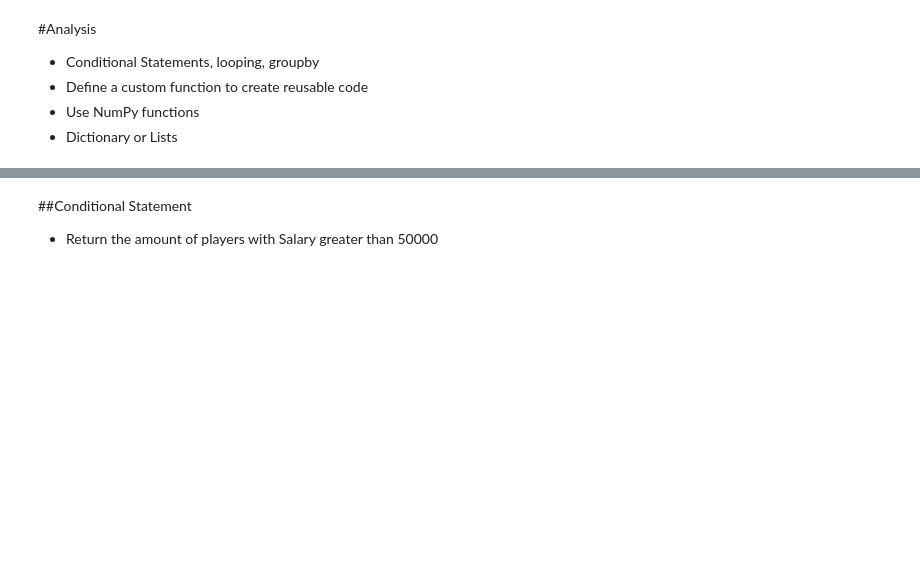
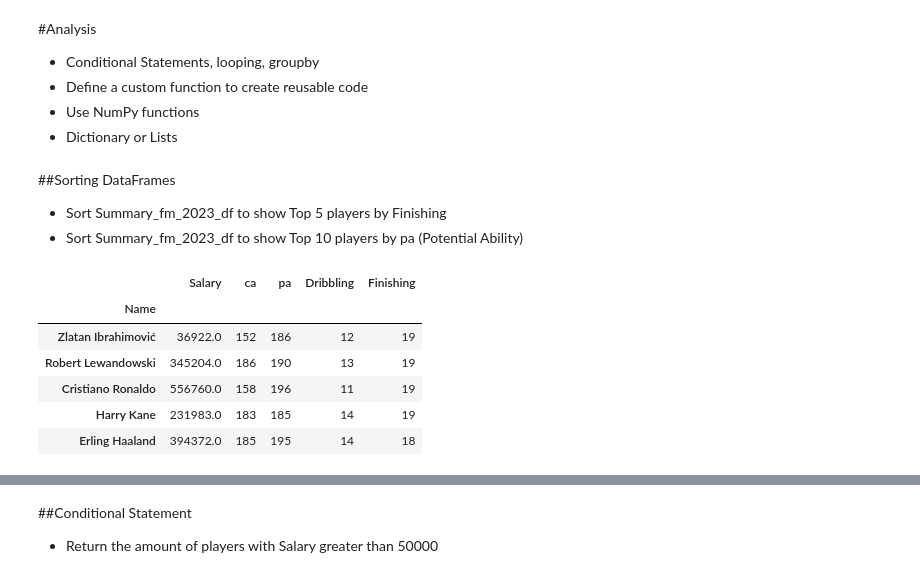
Before and after one commit to RobertCurley/UCDPA_RobertCurley, a Jupyter notebook: UCDPA_RobertCurley.ipynb, the cells around one changed output, grey strips where cells are left out. Drawn from its saved outputs; the diff is of its cells as text; code cells hidden in the pictures; blank space fills up the shorter version.

```diff
--- a/UCDPA_RobertCurley.ipynb
+++ b/UCDPA_RobertCurley.ipynb
@@ -466,3 +407,20 @@ The number of null values within the 'Salary' column after formula is : 0
 * Define a custom function to create reusable code
 * Use NumPy functions
 * Dictionary or Lists
+# %% [markdown]
+##Sorting DataFrames
+
+* Sort Summary_fm_2023_df to show Top 5 players by Finishing
+* Sort Summary_fm_2023_df to show Top 10 players by pa (Potential Ability)
+# %%
+# Sort Summary_fm_2023_df by Finishing
+
+Summary_fm_2023_df.sort_values(by='Finishing', ascending=False).iloc[:5,6:11]
+# %% [output]
+|  | Salary | ca | pa | Dribbling | Finishing |
+| Name |  |  |  |  |  |
+| Zlatan Ibrahimović | 36922.0 | 152 | 186 | 12 | 19 |
+| Robert Lewandowski | 345204.0 | 186 | 190 | 13 | 19 |
+| Cristiano Ronaldo | 556760.0 | 158 | 196 | 11 | 19 |
+| Harry Kane | 231983.0 | 183 | 185 | 14 | 19 |
+| Erling Haaland | 394372.0 | 185 | 195 | 14 | 18 |
```
Also changed, not shown: parts of 17 cells of this notebook.
